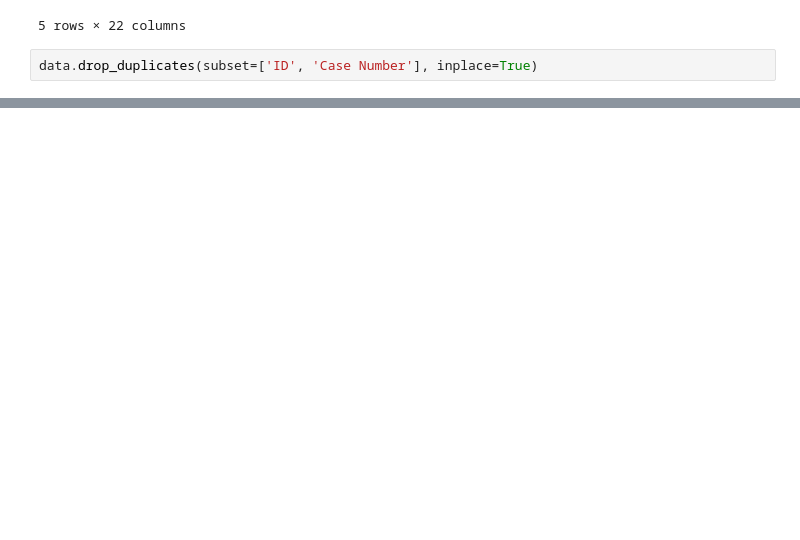
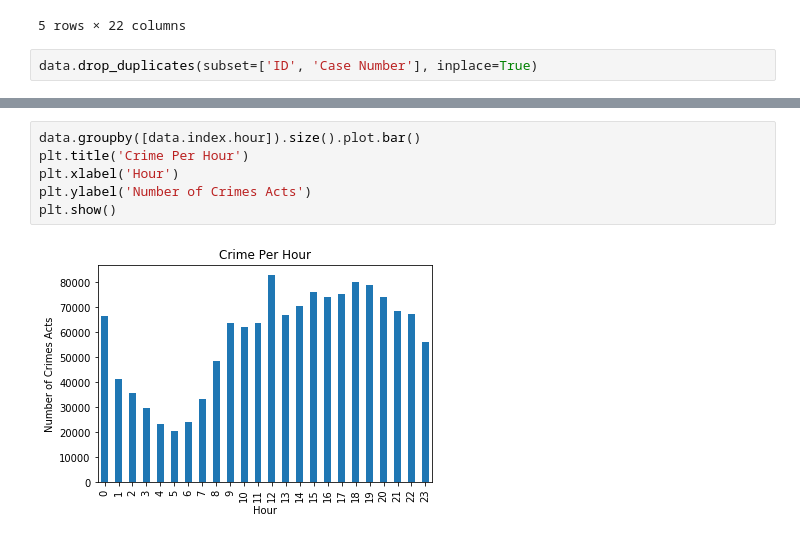
Before and after one commit to kimjaeh10/cmse202-project1, a Jupyter notebook: CMSE202-Project1.ipynb, the cells around one changed output, grey strips where cells are left out. Drawn from its saved outputs; the diff is of its cells as text; blank space fills up the shorter version.

```diff
--- a/CMSE202-Project1.ipynb
+++ b/CMSE202-Project1.ipynb
@@ -47,0 +86,8 @@ data.drop_duplicates(subset=['ID', 'Case Number'], inplace=True)
+# %%
+data.groupby([data.index.hour]).size().plot.bar()
+plt.title('Crime Per Hour')
+plt.xlabel('Hour')
+plt.ylabel('Number of Crimes Acts')
+plt.show()
+# %% [output]
+[figure, added]
```
Also changed, not shown: parts of 6 cells of this notebook.
